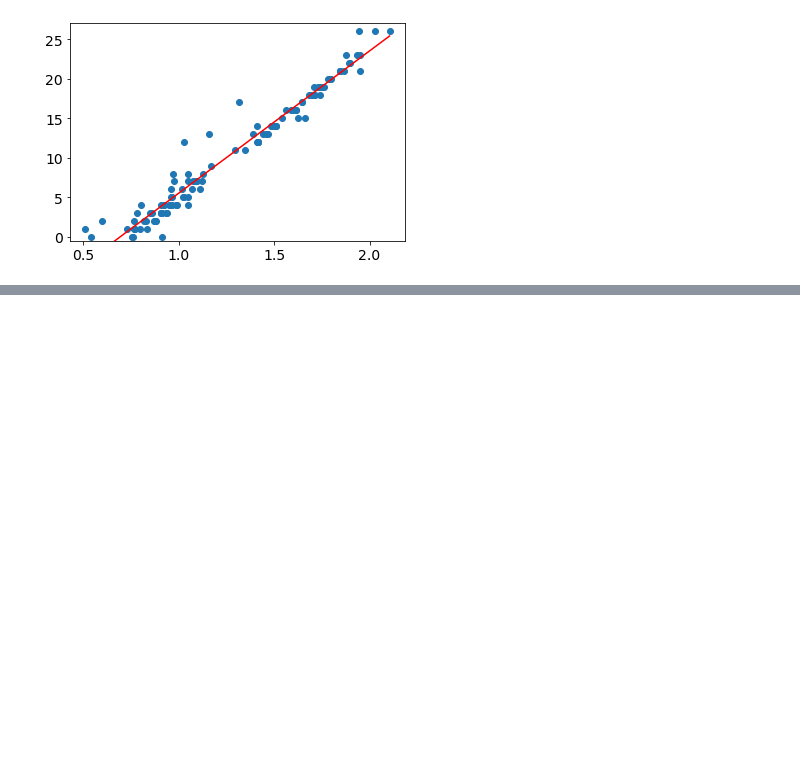
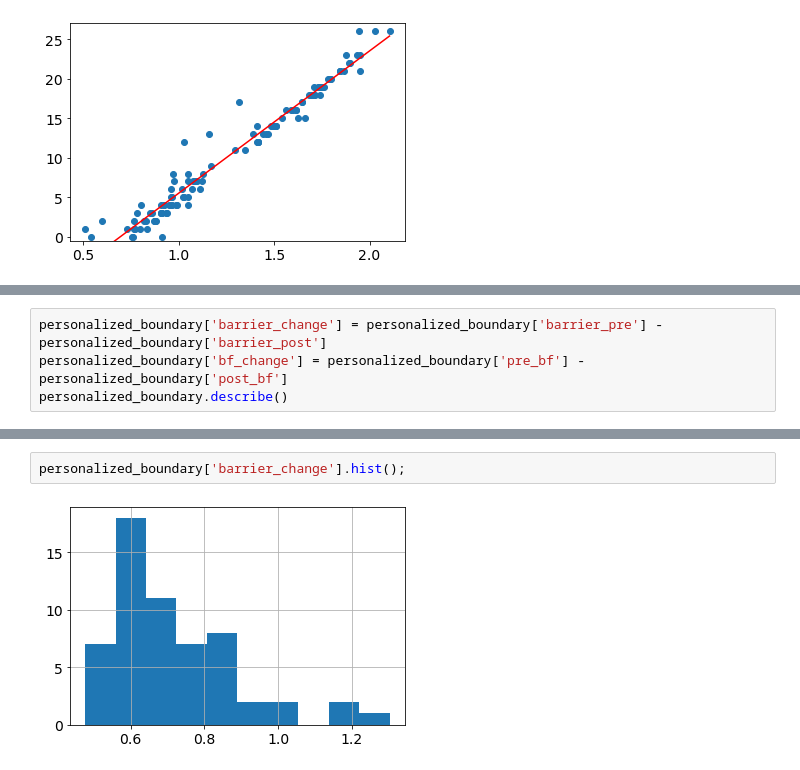
Before and after one commit to pdroberts/cascadia-behavioral-healthcare, a Jupyter notebook: notebooks/pharma_wc_individual_tuning-w01_fig7.ipynb, the cells around one changed output, grey strips where cells are left out. Cells and saved outputs as stored; diff of their text form; blank space fills up the shorter version.

```diff
--- a/notebooks/pharma_wc_individual_tuning-w01_fig7.ipynb
+++ b/notebooks/pharma_wc_individual_tuning-w01_fig7.ipynb
@@ -517,0 +559,4 @@ personalized_boundary[(personalized_boundary['barrier_post']<0.6)]
+# %%
+personalized_boundary['barrier_change'] = personalized_boundary['barrier_pre'] - personalized_boundary['barrier_post']
+personalized_boundary['bf_change'] = personalized_boundary['pre_bf'] - personalized_boundary['post_bf']
+personalized_boundary.describe()
@@ -517,0 +573,4 @@ personalized_boundary[(personalized_boundary['barrier_post']<0.6)]
+# %%
+personalized_boundary['barrier_change'].hist();
+# %% [output]
+[figure, added]
```
Also changed, not shown: parts of 10 cells of this notebook, 1 other file.
